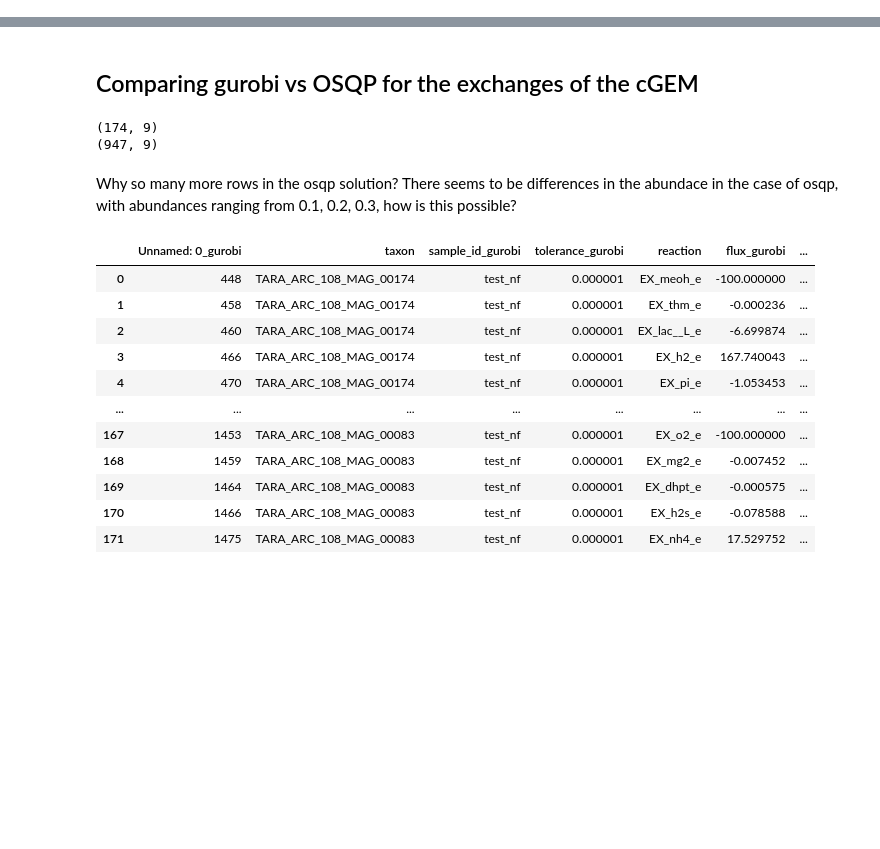
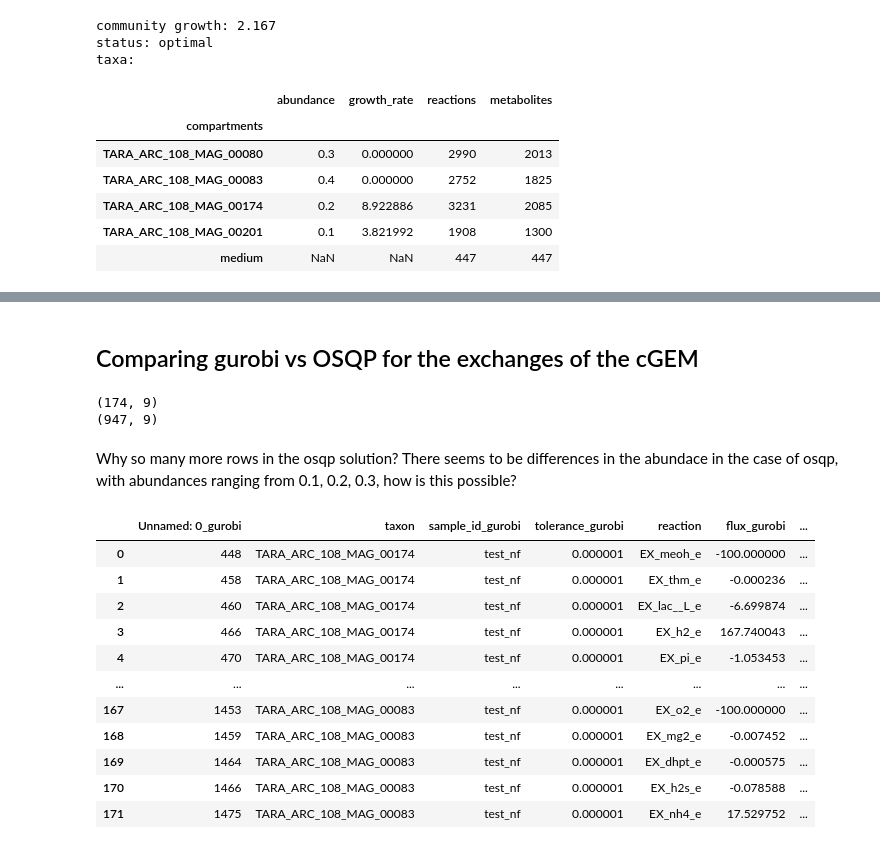
Before and after one commit to Robaina/cgem-forge, a Jupyter notebook: alternative_solvers.ipynb, the cells around one changed output, grey strips where cells are left out. Cells and saved outputs as stored; diff of their text form; code cells hidden in the pictures; blank space fills up the shorter version.

```diff
--- a/alternative_solvers.ipynb
+++ b/alternative_solvers.ipynb
@@ -12,0 +26,5 @@ Solves MILPs so valid for cGEM reconstruction with carveME and probably SMETANA.
+# %%
+from micom import load_pickle
+
+cgem_gur = load_pickle("/home/robaina/Documents/NewAtlantis/microcom/test_nf_gurobi/test_nf.pickle")
+cgem_gur
@@ -12,0 +45,13 @@ Solves MILPs so valid for cGEM reconstruction with carveME and probably SMETANA.
+# %%
+cgem_gur.optimize()
+# %% [output]
+community growth: 2.167
+status: optimal
+taxa:
+|  | abundance | growth_rate | reactions | metabolites |
+| compartments |  |  |  |  |
+| TARA_ARC_108_MAG_00080 | 0.3 | 0.000000 | 2990 | 2013 |
+| TARA_ARC_108_MAG_00083 | 0.4 | 0.000000 | 2752 | 1825 |
+| TARA_ARC_108_MAG_00174 | 0.2 | 8.922886 | 3231 | 2085 |
+| TARA_ARC_108_MAG_00201 | 0.1 | 3.821992 | 1908 | 1300 |
+| medium | NaN | NaN | 447 | 447 |
```
Also changed, not shown: parts of 10 cells of this notebook, 11 other files.
